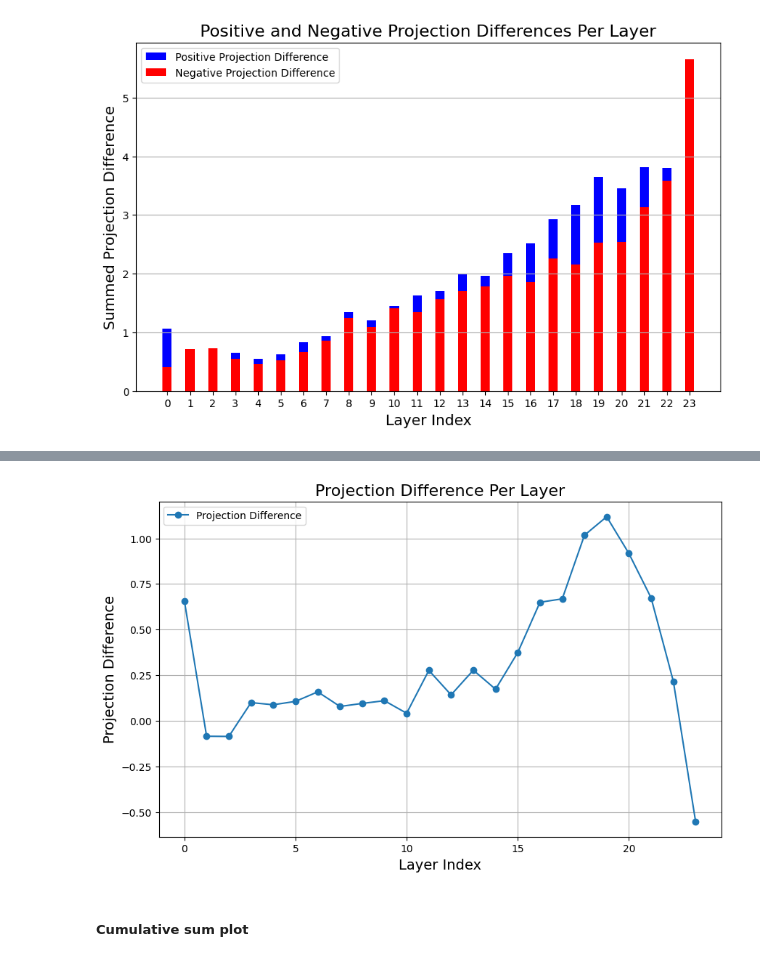
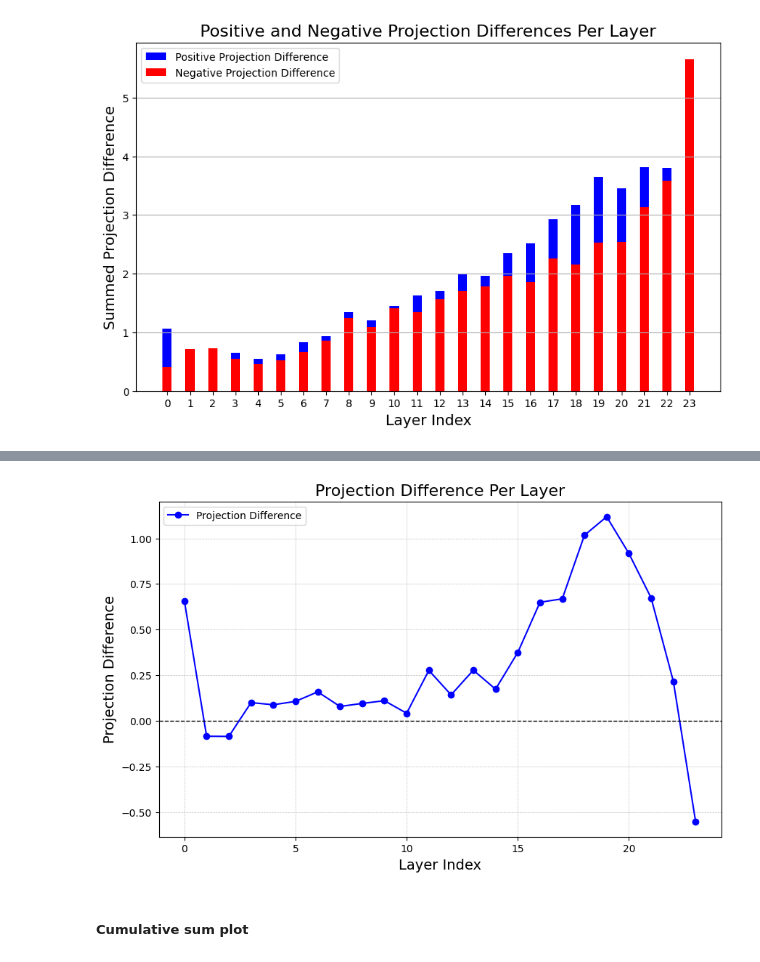
Before and after one commit to PamelaBha/MIB, a Jupyter notebook: toxicity/graphs/contribution_plot_gpt2.ipynb, the cells around one changed output, grey strips where cells are left out. Saved outputs shown, nothing was run; the diff lists cells and outputs as text; code cells hidden in the pictures.

```diff
--- a/toxicity/graphs/contribution_plot_gpt2.ipynb
+++ b/toxicity/graphs/contribution_plot_gpt2.ipynb
@@ -177,26 +157,30 @@ KeyError: 'pt_projection_value'
 # %%
 # Compute per-layer projection difference
 layer_sums = df.groupby("layer_idx")[["pt_projection_value", "dpo_projection_value"]].sum().reset_index()
 
 layer_sums["projection_diff"] = layer_sums["pt_projection_value"] - layer_sums["dpo_projection_value"]
 
 # Plot the data
 plt.figure(figsize=(10, 6))
 
 # Plot Projection Difference
-plt.plot(layer_sums["layer_idx"], layer_sums["projection_diff"], label="Projection Difference", marker='o', linestyle='-')
+plt.plot(layer_sums["layer_idx"], layer_sums["projection_diff"], label="Projection Difference", marker='o', linestyle='-', color='blue')
+
+# Add a horizontal line at y=0 for reference
+plt.axhline(0, color="black", linestyle="--", linewidth=1)
+plt.grid(True, linestyle="--", linewidth=0.5, alpha=0.8)  # Lighter gray grid
 
 # Labels and title
 plt.xlabel("Layer Index", fontsize=14)
 plt.ylabel("Projection Difference", fontsize=14)
 plt.title("Projection Difference Per Layer", fontsize=16)
 plt.legend()
 plt.grid(True)
 
 # Show plot
 plt.show()
 # %% [output]
-[figure, old version]
+[figure, new version]
 # %% [markdown]
 ##### Cumulative sum plot
 # %%
```
Also changed, not shown: parts of 8 cells of this notebook, 12 other files.
